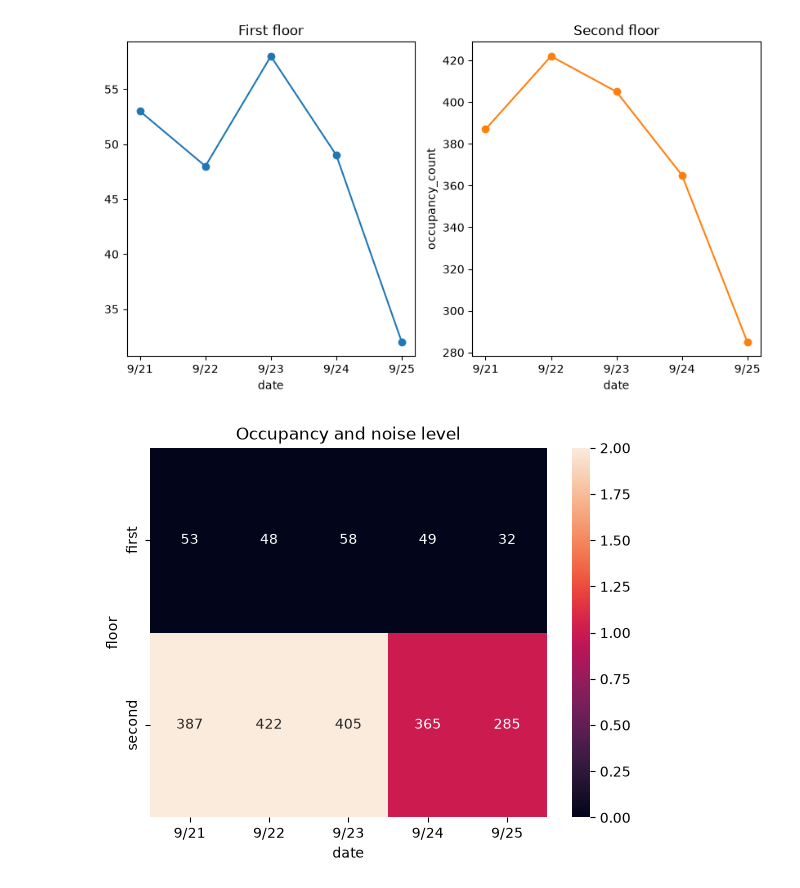
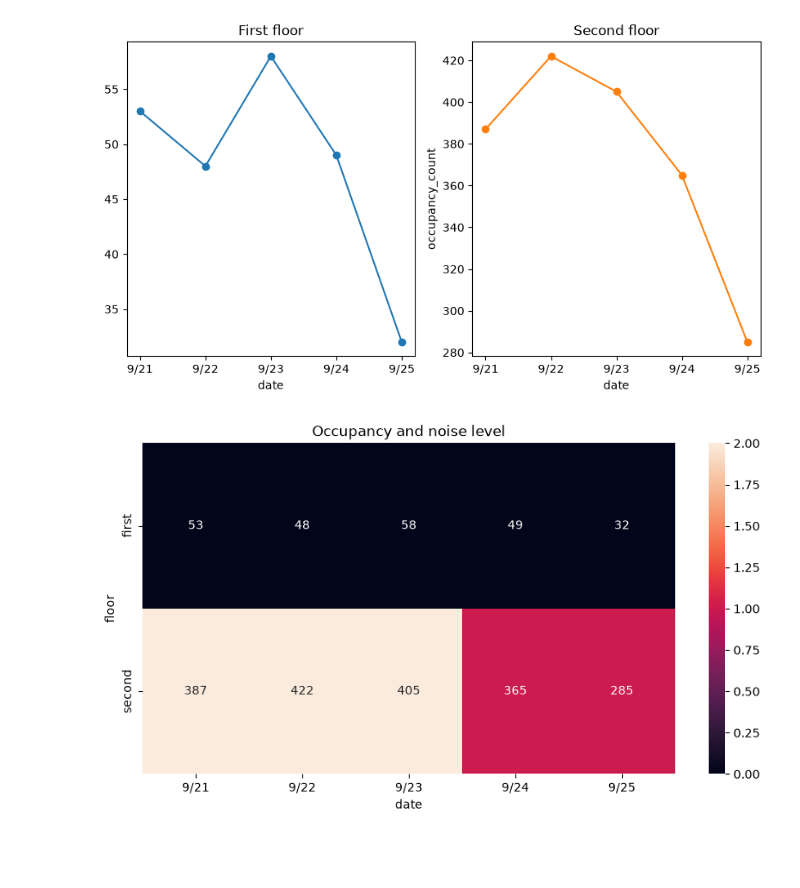
Before and after one commit to ducnt2406/CS424_Assignment, a Jupyter notebook: notebooks/task4.ipynb, the cells around one changed output. Drawn from its saved outputs; the diff is of its cells as text; code cells hidden in the pictures; blank space fills up the shorter version.

Commit message:
Finished task 6 and revised the figures to the same form (10,5)

```diff
--- a/notebooks/task4.ipynb
+++ b/notebooks/task4.ipynb
@@ -27,16 +27,16 @@ plt.show()
 # %%
 noise = df.pivot(index="floor", columns="date", values="noise_level")
 occ = df.pivot(index="floor", columns="date", values="occupancy_count")
 
 noise = noise.replace({
     "Quiet": 0,
     "Moderate": 1,
     "Noisy": 2
 }).astype(float)
-
+plt.figure(figsize=(10, 5))
 sns.heatmap(noise, annot=occ, fmt=".0f")
 
 plt.title("Occupancy and noise level")
 plt.show()
 # %% [output]
-[figure, old version]
+[figure, new version]
```
Also changed, not shown: 5 other files.
